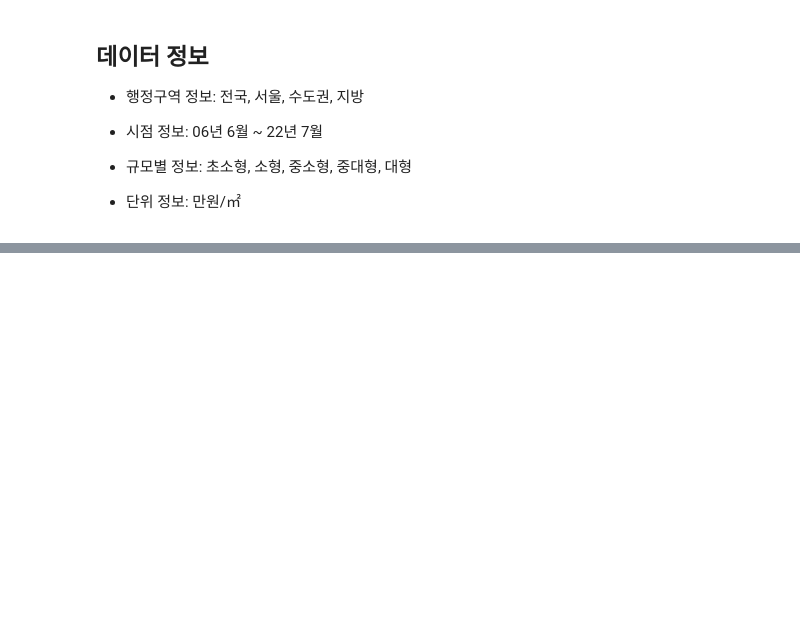
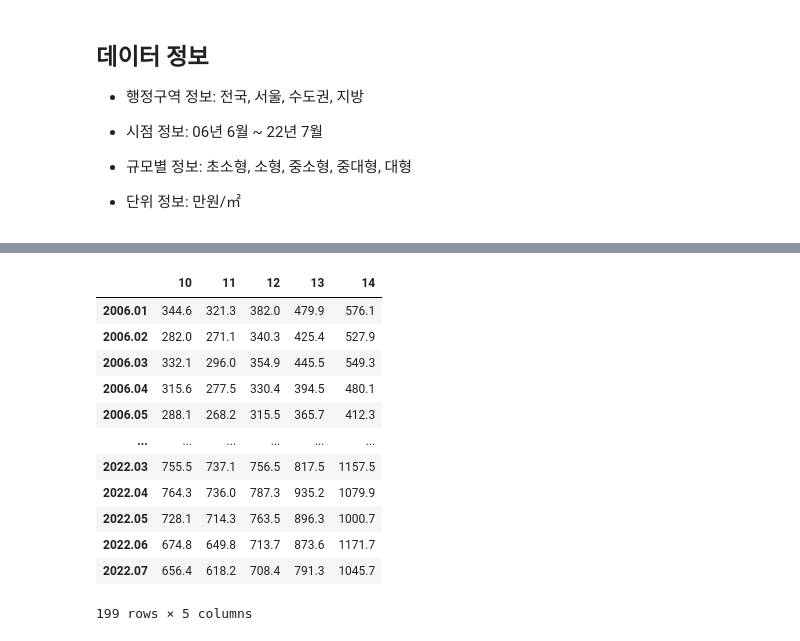
Before and after one commit to sainthm/EDA_Project, a Jupyter notebook: lhm/Average Sales Prices of Apartment.ipynb, the cells around one changed output, grey strips where cells are left out. Drawn from its saved outputs; the diff is of its cells as text; code cells hidden in the pictures; blank space fills up the shorter version.

```diff
--- a/lhm/Average Sales Prices of Apartment.ipynb
+++ b/lhm/Average Sales Prices of Apartment.ipynb
@@ -96,0 +155,18 @@ df_all
+# %%
+# 수도권 > df_capital
+df_capital = df_all[[10, 11, 12, 13, 14]]
+df_capital
+# %% [output]
+|  | 10 | 11 | 12 | 13 | 14 |
+| 2006.01 | 344.6 | 321.3 | 382.0 | 479.9 | 576.1 |
+| 2006.02 | 282.0 | 271.1 | 340.3 | 425.4 | 527.9 |
+| 2006.03 | 332.1 | 296.0 | 354.9 | 445.5 | 549.3 |
+| 2006.04 | 315.6 | 277.5 | 330.4 | 394.5 | 480.1 |
+| 2006.05 | 288.1 | 268.2 | 315.5 | 365.7 | 412.3 |
+| ... | ... | ... | ... | ... | ... |
+| 2022.03 | 755.5 | 737.1 | 756.5 | 817.5 | 1157.5 |
+| 2022.04 | 764.3 | 736.0 | 787.3 | 935.2 | 1079.9 |
+| 2022.05 | 728.1 | 714.3 | 763.5 | 896.3 | 1000.7 |
+| 2022.06 | 674.8 | 649.8 | 713.7 | 873.6 | 1171.7 |
+| 2022.07 | 656.4 | 618.2 | 708.4 | 791.3 | 1045.7 |
+199 rows × 5 columns
```
Also changed, not shown: parts of 15 cells of this notebook, 1 other file.
